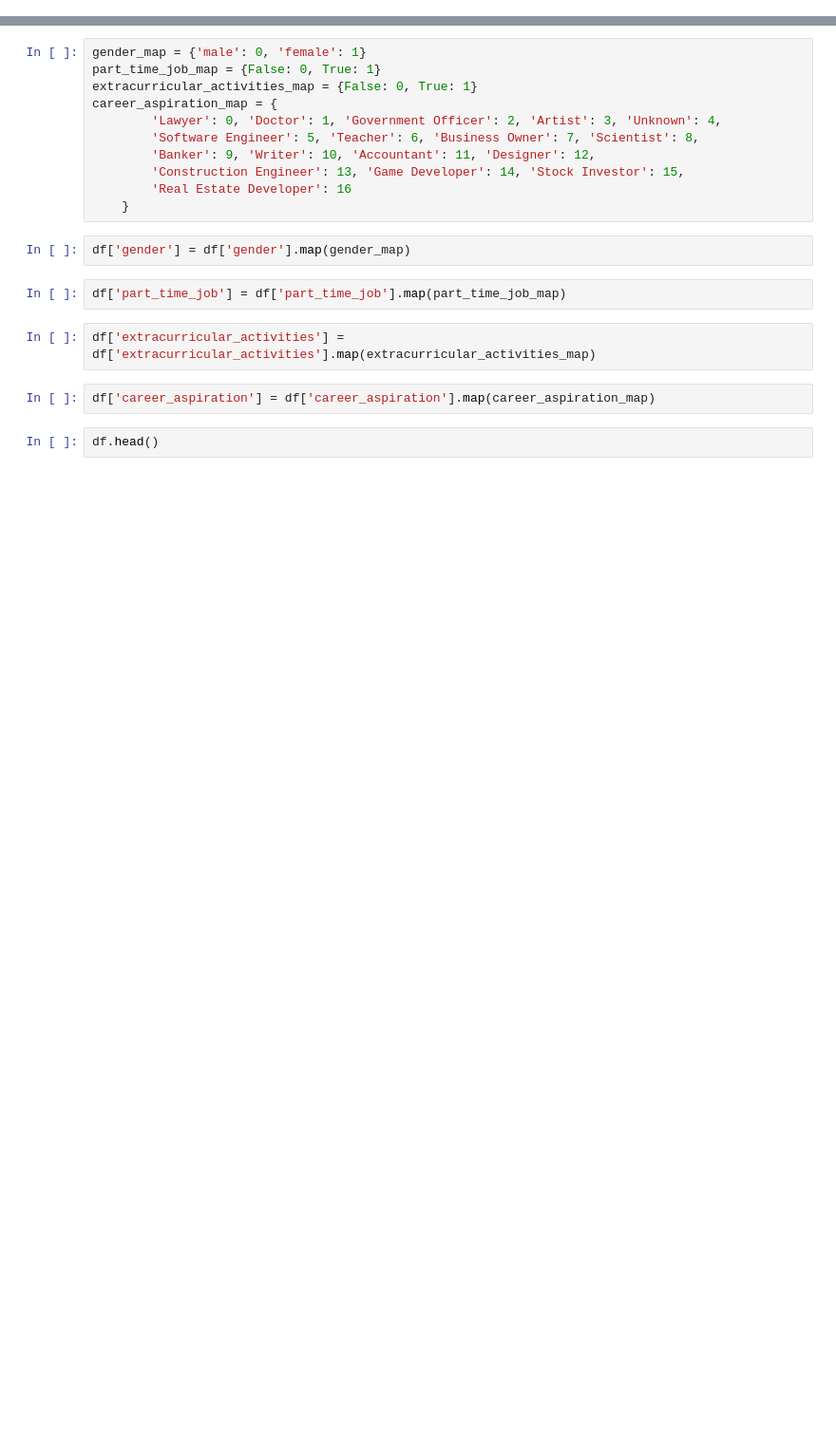
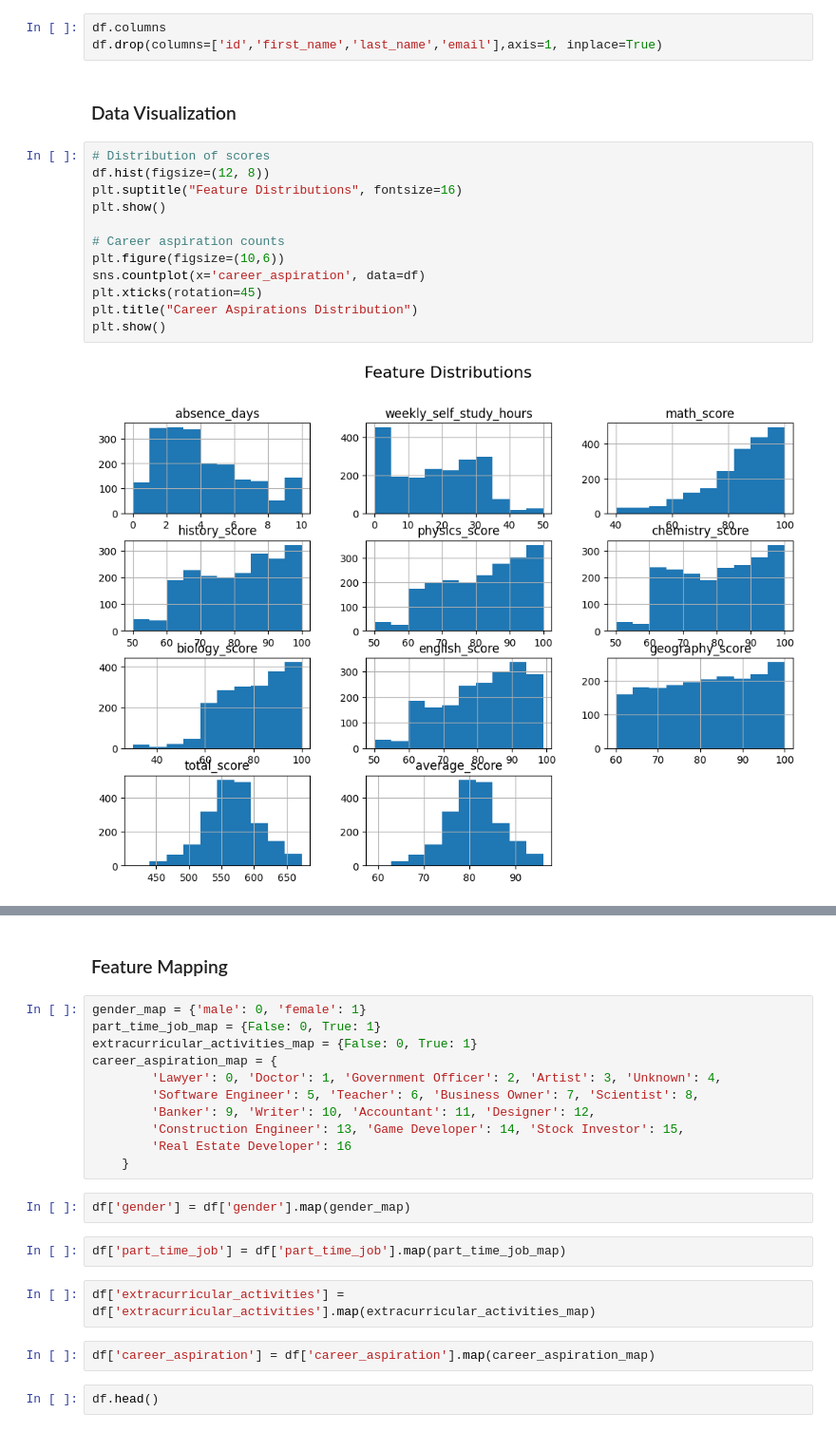
Before and after one commit to sneha054/Career_perspect_recommender_, a Jupyter notebook: recommendations.ipynb, the cells around one changed output, grey strips where cells are left out. Shown: that part at 95% size. Drawn from its saved outputs; the diff is of its cells as text; blank space fills up the shorter version.

```diff
--- a/recommendations.ipynb
+++ b/recommendations.ipynb
@@ -14,0 +68,19 @@ df.head()
+# %%
+df.columns
+df.drop(columns=['id','first_name','last_name','email'],axis=1, inplace=True)
+# %% [markdown]
+### Data Visualization
+# %%
+# Distribution of scores
+df.hist(figsize=(12, 8))
+plt.suptitle("Feature Distributions", fontsize=16)
+plt.show()
+
+# Career aspiration counts
+plt.figure(figsize=(10,6))
+sns.countplot(x='career_aspiration', data=df)
+plt.xticks(rotation=45)
+plt.title("Career Aspirations Distribution")
+plt.show()
+# %% [output]
+[figure, added]
@@ -15,3 +88,5 @@ df.head()
+# %% [markdown]
+### Feature Mapping
 # %%
 gender_map = {'male': 0, 'female': 1}
 part_time_job_map = {False: 0, True: 1}
```
Also changed, not shown: parts of 43 cells of this notebook, 4 other files.
